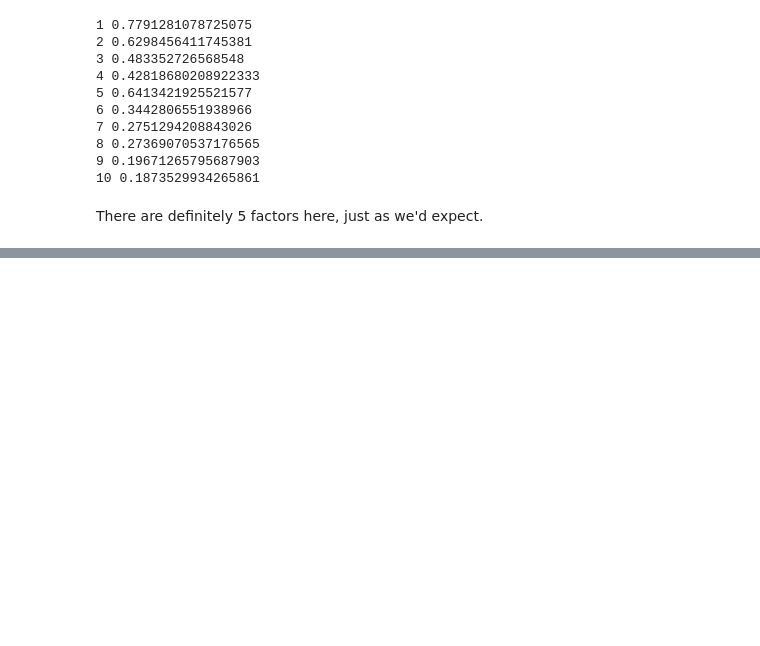
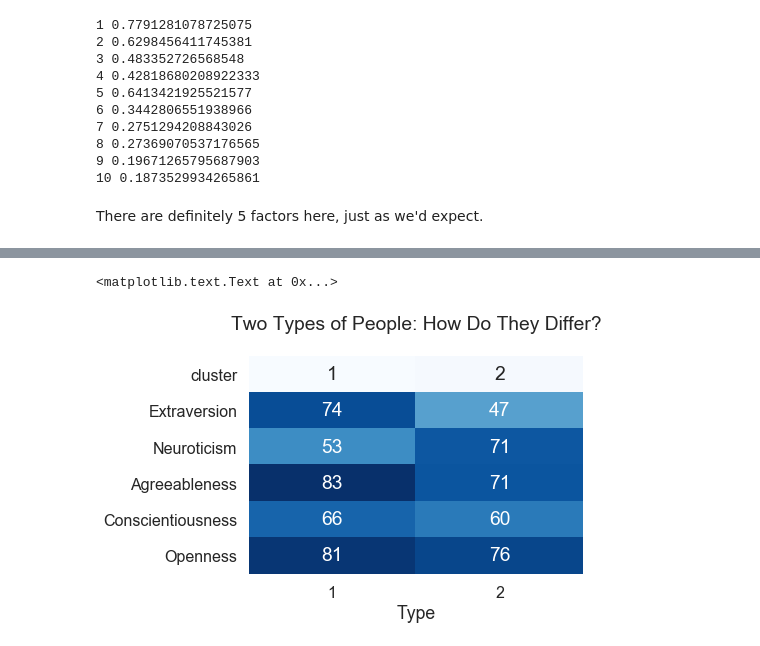
Before and after one commit to vincefav/big-five-age-and-gender, a Jupyter notebook: Big five - Age and gender.ipynb, the cells around one changed output, grey strips where cells are left out. Cells and saved outputs as stored; diff of their text form; code cells hidden in the pictures; blank space fills up the shorter version.

Commit message:
feat: Add cluster analysis

```diff
--- a/Big five - Age and gender.ipynb
+++ b/Big five - Age and gender.ipynb
@@ -487,9 +488,13 @@ plt.title('Openness in Women')
 [figure]
 # %% [markdown]
 # Factor analysis
-# %%
-data = data.drop(['age', 'age_group', 'gender', 'country', 'Conscientiousness',
-                  'Agreeableness', 'Neuroticism', 'Openness', 'Extraversion'], axis=1)
+# %%
+# Save the personality and trait features so we can analyze them separately.
+personality_items = data.drop('age', axis=1).select_dtypes(include=[np.number]).columns
+traits = 'Openness Conscientiousness Extraversion Agreeableness Neuroticism'.split()
+
+data_p = data[personality_items]
+data_t = data[traits]
 # %%
 from sklearn.decomposition import FactorAnalysis
 
@@ -519,0 +544,7 @@ There are definitely 5 factors here, just as we'd expect.
+# %%
+cl = KMeans(n_clusters=2, random_state=42).fit(data_p)
+data_t['Type'] = cl.labels_ + 1
+# %%
+diff = data_t.groupby('Type').mean().T
+
+diff['difference'] = abs(diff[1]-diff[2])/diff[1]
@@ -519,0 +561,9 @@ There are definitely 5 factors here, just as we'd expect.
+# %%
+sns.set_context('poster')
+
+sns.heatmap(diff.sort_values('difference', ascending=False).drop('difference', axis=1),
+           annot=True, cmap='Blues', cbar=False)
+plt.title('Two Types of People: How Do They Differ?\n')
+# %% [output]
+<matplotlib.text.Text at 0x...>
+[figure, added]
```
Also changed, not shown: parts of 6 cells of this notebook.
